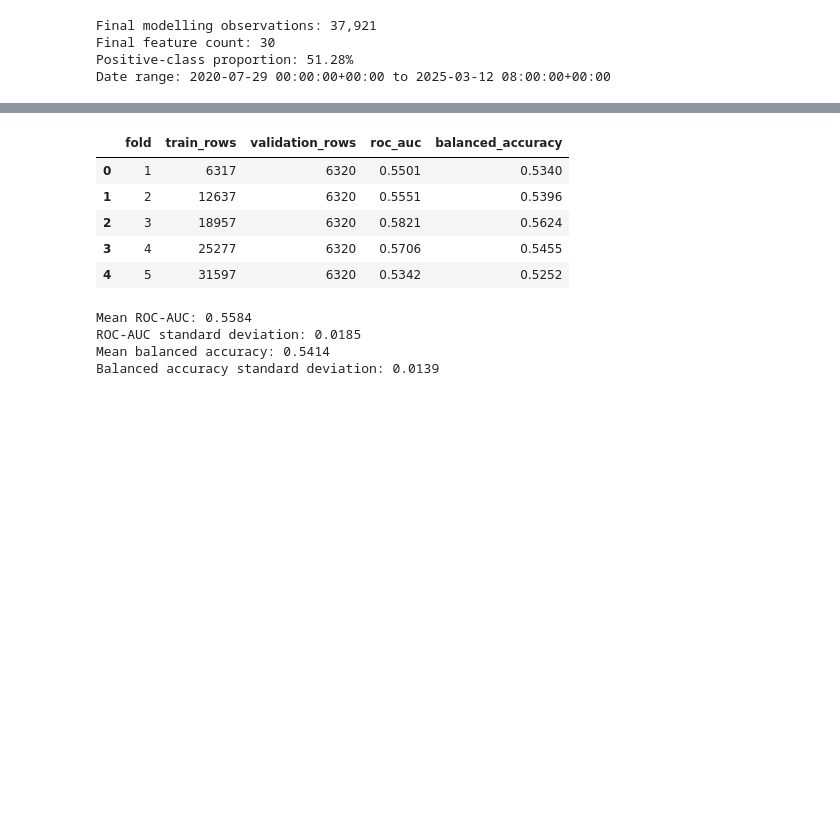
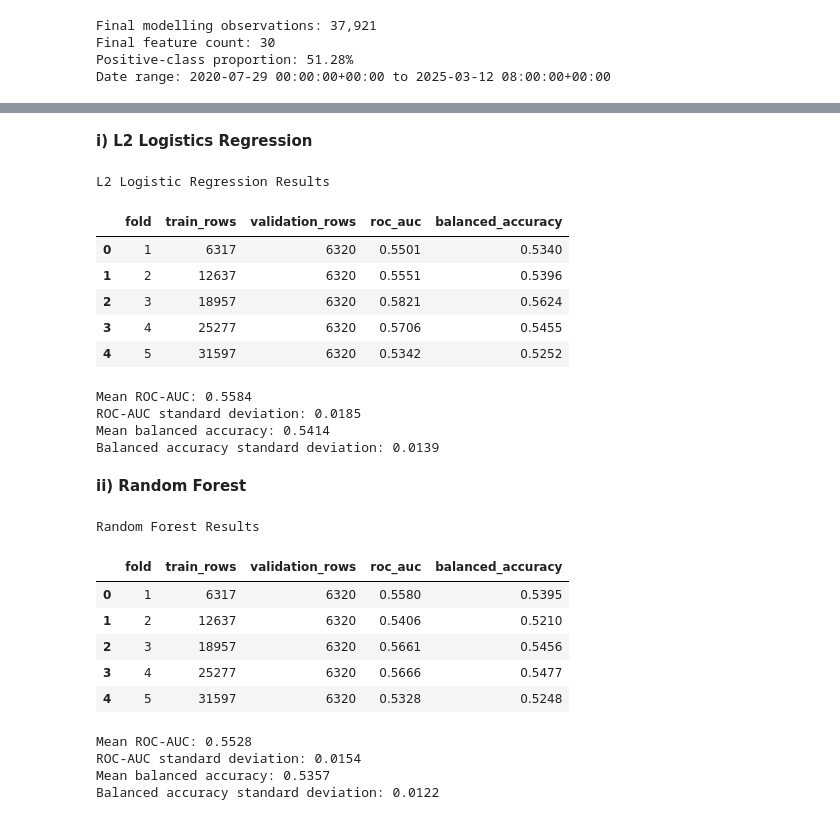
Before and after one commit to jade-lam/CQF, a Jupyter notebook: CQF_Final_Project.ipynb, the cells around one changed output, grey strips where cells are left out. Saved outputs shown, nothing was run; the diff lists cells and outputs as text; code cells hidden in the pictures; blank space fills up the shorter version.

```diff
--- a/CQF_Final_Project.ipynb
+++ b/CQF_Final_Project.ipynb
@@ -4532,5 +4581,7 @@ The initial model uses the default regularisation strength without hyperparamete
+# %% [markdown]
+**i) L2 Logistics Regression**
 # %%
-# Evaluate the untuned L2 logistic regression benchmark
+# Evaluate the L2 logistic regression benchmark
 
 from sklearn.linear_model import LogisticRegression
 from sklearn.metrics import balanced_accuracy_score, roc_auc_score
@@ -4568,6 +4619,7 @@ for fold, (train_idx, valid_idx) in enumerate(cv.split(X_model), start=1):
         "balanced_accuracy": balanced_accuracy_score(y_fold_valid, valid_prediction)    })
 
 benchmark_results = pd.DataFrame(benchmark_results)
+print("L2 Logistic Regression Results")
 display(benchmark_results.round(4))
 
 print("Mean ROC-AUC:", f"{benchmark_results['roc_auc'].mean():.4f}")
@@ -4575,13 +4627,77 @@ print("ROC-AUC standard deviation:", f"{benchmark_results['roc_auc'].std():.4f}"
 print("Mean balanced accuracy:", f"{benchmark_results['balanced_accuracy'].mean():.4f}")
 print("Balanced accuracy standard deviation:", f"{benchmark_results['balanced_accuracy'].std():.4f}")
 # %% [output]
+L2 Logistic Regression Results
 |  | fold | train_rows | validation_rows | roc_auc | balanced_accuracy |
 | 0 | 1 | 6317 | 6320 | 0.5501 | 0.5340 |
 | 1 | 2 | 12637 | 6320 | 0.5551 | 0.5396 |
 | 2 | 3 | 18957 | 6320 | 0.5821 | 0.5624 |
 | 3 | 4 | 25277 | 6320 | 0.5706 | 0.5455 |
 | 4 | 5 | 31597 | 6320 | 0.5342 | 0.5252 |
-Mean ROC-AUC: 0.5584
-ROC-AUC standard deviation: 0.0185
-Mean balanced accuracy: 0.5414
-Balanced accuracy standard deviation: 0.0139
+Mean ROC-AUC: 0.5584
+ROC-AUC standard deviation: 0.0185
+Mean balanced accuracy: 0.5414
+Balanced accuracy standard deviation: 0.0139
+# %% [markdown]
+**ii) Random Forest**
+# %%
+# Evaluate the untuned Random Forest benchmark
+from sklearn.ensemble import RandomForestClassifier
+from sklearn.metrics import balanced_accuracy_score, roc_auc_score
+from sklearn.model_selection import TimeSeriesSplit
+
+N_SPLITS = 5
+PURGE_GAP = 4
+
+cv = TimeSeriesSplit(n_splits=N_SPLITS, gap=PURGE_GAP)
+
+rf_benchmark = RandomForestClassifier(
+    n_estimators=300,
+    max_depth=None,
+    min_samples_split=2,
+    min_samples_leaf=1,
+    max_features="sqrt",
+    class_weight=None,
+    n_jobs=-1,
+    random_state=42)
+
+rf_results = []
+
+for fold, (train_idx, valid_idx) in enumerate(cv.split(X_model), start=1):
+    X_fold_train = X_model.iloc[train_idx]
+    X_fold_valid = X_model.iloc[valid_idx]
+    y_fold_train = y_model.iloc[train_idx]
+    y_fold_valid = y_model.iloc[valid_idx]
+
+    rf_benchmark.fit(X_fold_train, y_fold_train)
+
+    valid_probability = rf_benchmark.predict_proba(X_fold_valid)[:, 1]
+    valid_prediction = (valid_probability >= 0.5).astype(int)
+
+    rf_results.append({
+        "fold": fold,
+        "train_rows": len(train_idx),
+        "validation_rows": len(valid_idx),
+        "roc_auc": roc_auc_score(y_fold_valid, valid_probability),
+        "balanced_accuracy": balanced_accuracy_score(y_fold_valid, valid_prediction)})
+
+rf_results = pd.DataFrame(rf_results)
+print("Random Forest Results")
+display(rf_results.round(4))
+
+print("Mean ROC-AUC:", f"{rf_results['roc_auc'].mean():.4f}")
+print("ROC-AUC standard deviation:", f"{rf_results['roc_auc'].std():.4f}")
+print("Mean balanced accuracy:", f"{rf_results['balanced_accuracy'].mean():.4f}")
+print("Balanced accuracy standard deviation:", f"{rf_results['balanced_accuracy'].std():.4f}")
+# %% [output]
+Random Forest Results
+|  | fold | train_rows | validation_rows | roc_auc | balanced_accuracy |
+| 0 | 1 | 6317 | 6320 | 0.5580 | 0.5395 |
+| 1 | 2 | 12637 | 6320 | 0.5406 | 0.5210 |
+| 2 | 3 | 18957 | 6320 | 0.5661 | 0.5456 |
+| 3 | 4 | 25277 | 6320 | 0.5666 | 0.5477 |
+| 4 | 5 | 31597 | 6320 | 0.5328 | 0.5248 |
+Mean ROC-AUC: 0.5528
+ROC-AUC standard deviation: 0.0154
+Mean balanced accuracy: 0.5357
+Balanced accuracy standard deviation: 0.0122
```
Also changed, not shown: parts of 26 cells of this notebook.
